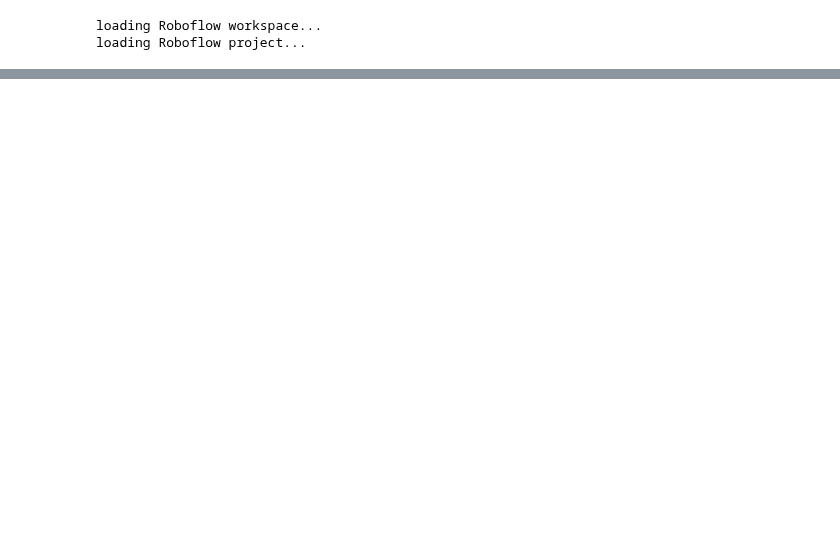
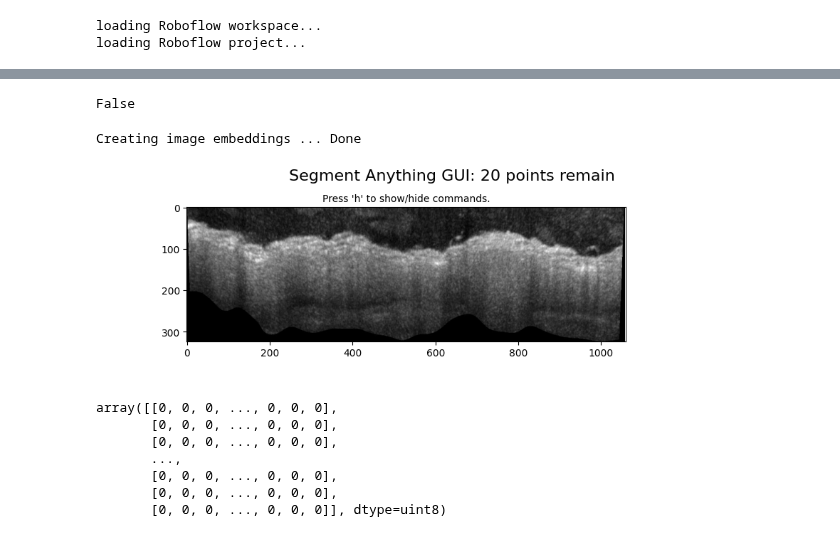
Before and after one commit to WinetraubLab/zero_shot_segmentation, a Jupyter notebook: measure_iou_for_interactive_segmentation.ipynb, the cells around one changed output, grey strips where cells are left out. Cells and saved outputs as stored; diff of their text form; code cells hidden in the pictures; blank space fills up the shorter version.

```diff
--- a/measure_iou_for_interactive_segmentation.ipynb
+++ b/measure_iou_for_interactive_segmentation.ipynb
@@ -186,3 +227,24 @@ sys.path.append('./OCT2Hist-ModelInference')
+# %%
+visualize
+# %% [output]
+False
+# %%
+%matplotlib ipympl
+from zero_shot_utils.run_sam_gui import run_gui_segmentation
+img = "/content/11/16/2023-Zero-shot-OCT-3/test/LG-83-Slide03_Section03_yp0_A_jpg.rf.861f96ff9809f38699df443a02db9d6b.jpg"
+oct_img = cv2.imread(image_path, cv2.IMREAD_UNCHANGED)
+weights_path = "/content/sam_vit_h_4b8939.pth"
+run_gui_segmentation(oct_img, weights_path)
+# %% [output]
+Creating image embeddings ... Done
+[figure, added]
+array([[0, 0, 0, ..., 0, 0, 0],
+       [0, 0, 0, ..., 0, 0, 0],
+       [0, 0, 0, ..., 0, 0, 0],
+       ...,
+       [0, 0, 0, ..., 0, 0, 0],
+       [0, 0, 0, ..., 0, 0, 0],
+       [0, 0, 0, ..., 0, 0, 0]], dtype=uint8)
 # %%
 from tqdm import tqdm
 import cv2
```
Also changed, not shown: parts of 7 cells of this notebook, 1 other file.
